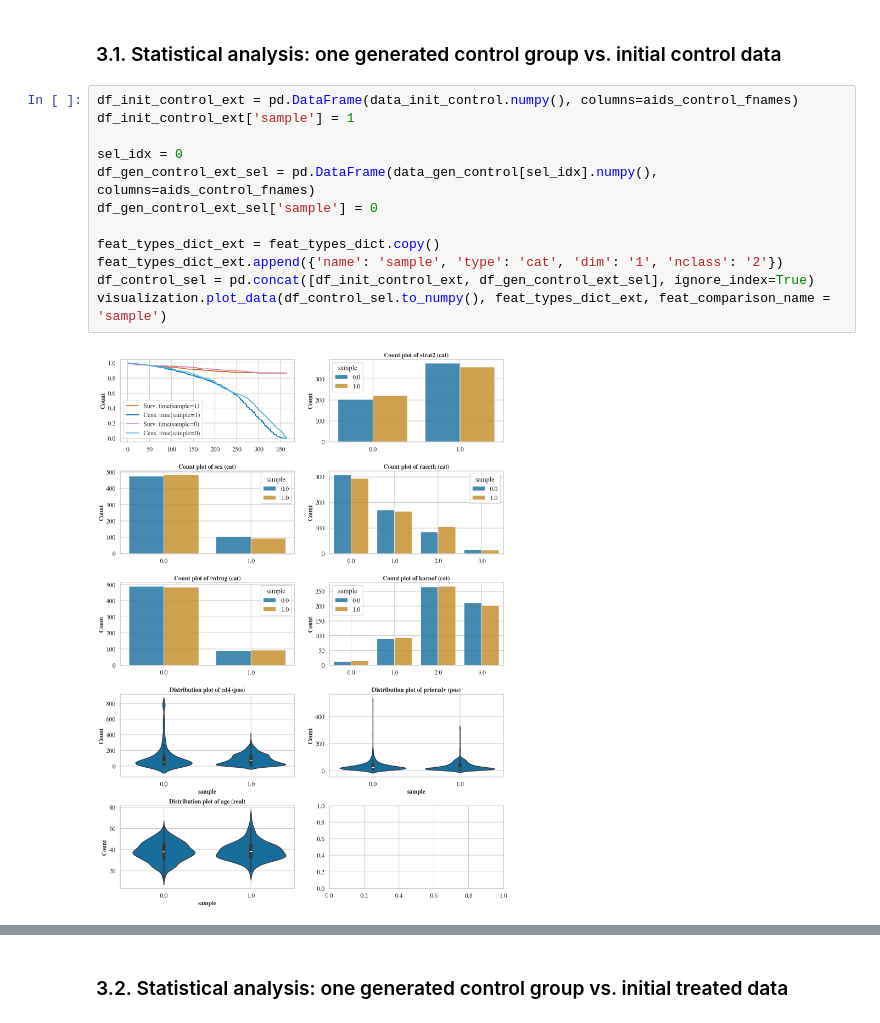
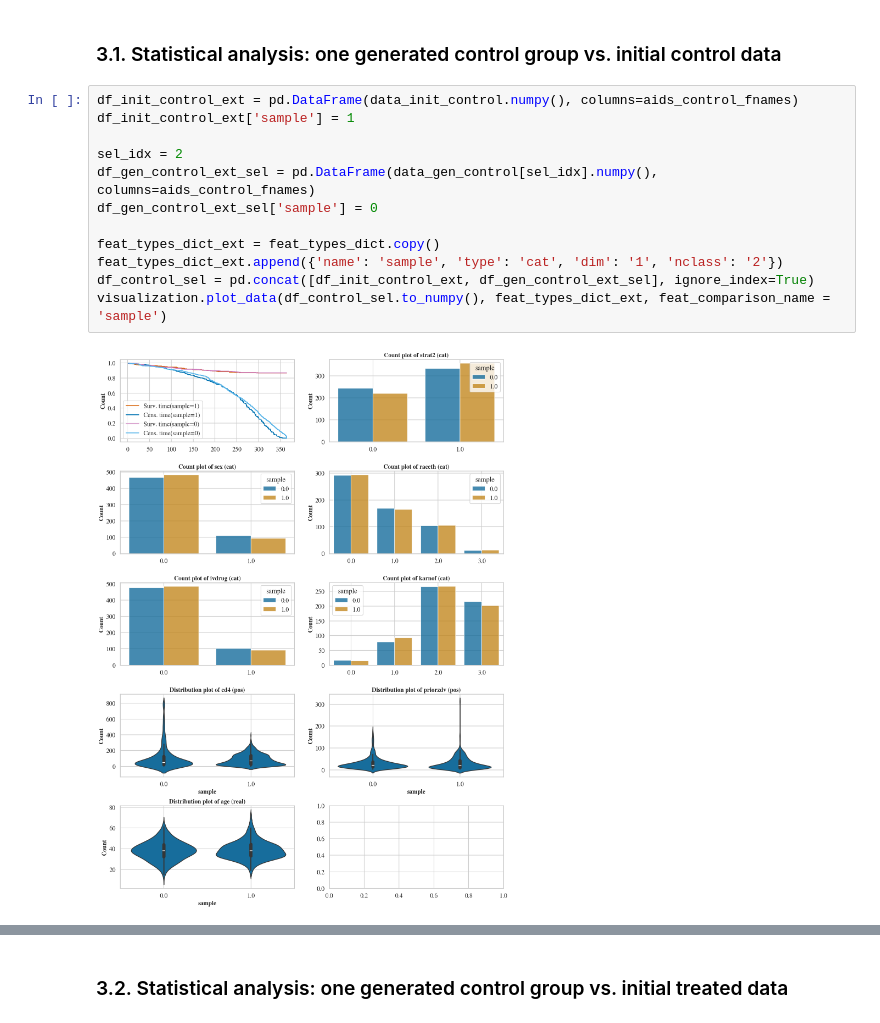
Before and after one commit to aguilloux/HI-VAE_Pytorch, a Jupyter notebook: tutorial_Aids.ipynb, the cells around one changed output, grey strips where cells are left out. Saved outputs shown, nothing was run; the diff lists cells and outputs as text.

```diff
--- a/tutorial_Aids.ipynb
+++ b/tutorial_Aids.ipynb
@@ -139,17 +139,17 @@ Training finished.
 # %%
 df_init_control_ext = pd.DataFrame(data_init_control.numpy(), columns=aids_control_fnames)
 df_init_control_ext['sample'] = 1
 
-sel_idx = 0
+sel_idx = 2
 df_gen_control_ext_sel = pd.DataFrame(data_gen_control[sel_idx].numpy(), columns=aids_control_fnames)
 df_gen_control_ext_sel['sample'] = 0
 
 feat_types_dict_ext = feat_types_dict.copy()
 feat_types_dict_ext.append({'name': 'sample', 'type': 'cat', 'dim': '1', 'nclass': '2'})
 df_control_sel = pd.concat([df_init_control_ext, df_gen_control_ext_sel], ignore_index=True)
 visualization.plot_data(df_control_sel.to_numpy(), feat_types_dict_ext, feat_comparison_name = 'sample')
 # %% [output]
-[figure, old version]
+[figure, new version]
 # %%
 categorical = ['censor','strat2', 'sex', 'raceth', 'ivdrug', 'karnof','sample']
 continuous = ['time', 'cd4', 'priorzdv', 'age']
```
Also changed, not shown: parts of 9 cells of this notebook, 3 other files.
